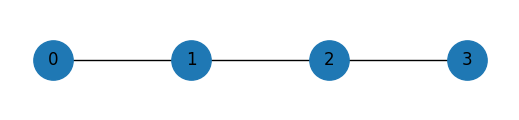
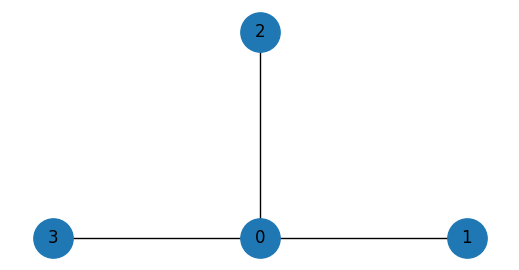
Unified diff of the notebook cell whose output changed from the first chart to the second:
--- before
+++ after
@@ -1,6 +1,6 @@
-e = [(0,1), (1,2), (2,3)] #list of edges
+e = [(0,1), (0,2), (0,3)] #list of edges
 G = nx.Graph(e)
 
-pos = {0: [0,0], 1: [1,0], 2: [2,0], 3: [3,0]}
-fig = plt.figure(1, figsize=(5, 1))
+pos = {0: [0,0], 1: [1,0], 2: [0,0.5], 3: [-1,0]}
+fig = plt.figure(1, figsize=(5, 2.5))
 nx.draw(G, with_labels= True, pos=pos, node_size= 800)

Commit: helper function is node a ancestor to other node